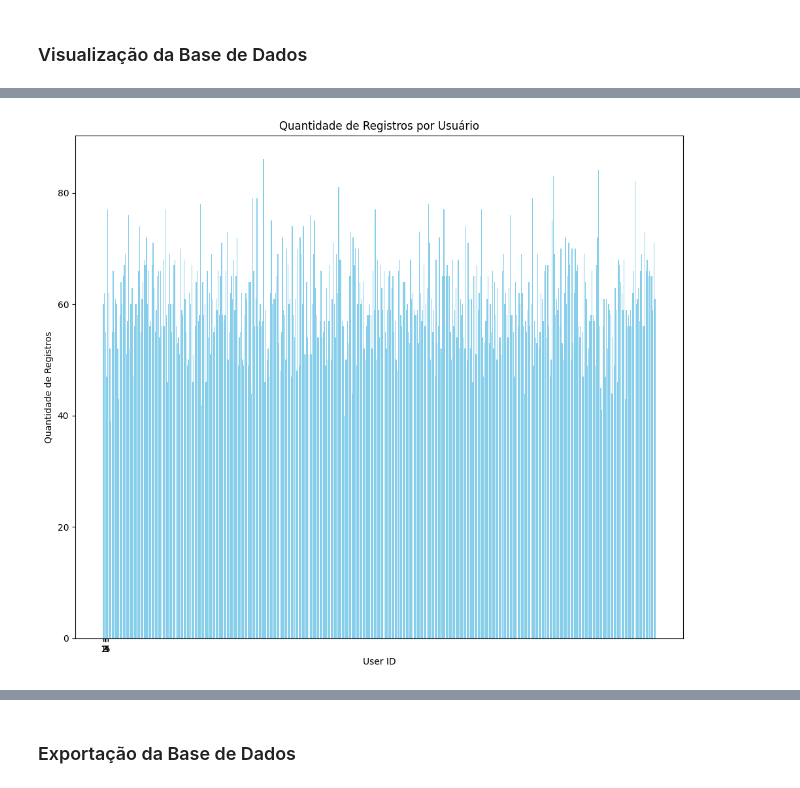
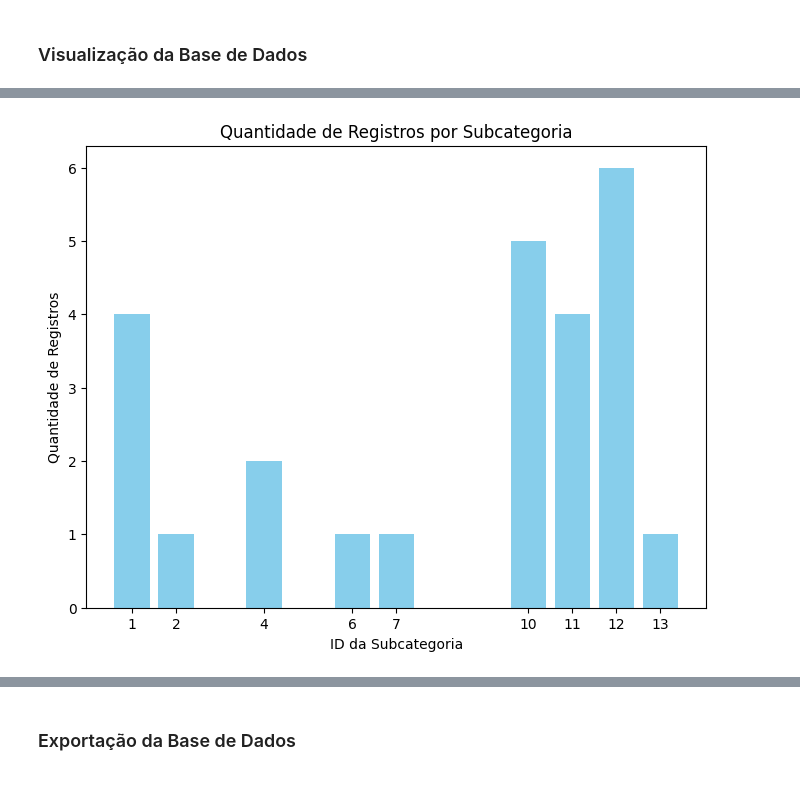
Before and after one commit to GabrielFePL/Sugestao-de-Noticia-LSTM, a Jupyter notebook: Estudo02.ipynb, the cells around one changed output, grey strips where cells are left out. Saved outputs shown, nothing was run; the diff lists cells and outputs as text; code cells hidden in the pictures.

```diff
--- a/Estudo02.ipynb
+++ b/Estudo02.ipynb
@@ -15,27 +15,3 @@ import matplotlib.pyplot as plt
 import seaborn as sns
 # %% [markdown]
 ### Função de Geração da Base de Dados e Registros
-# %%
-def generate_simulated_data(num_users, num_access, num_subcategories, start_date):
-  data = []
-  for i in range(num_access):
-    # Definição dos IDs do Registro
-    user_id = random.randint(1, num_users)
-    subcategory_id = random.randint(1, num_subcategories)
-
-    # Definição da Hora do Registro
-    timestamp = start_date + timedelta(minutes = random.randint(0, 1440))
-    day_of_week = timestamp.weekday()
-    hour_of_day = timestamp.hour
-
-    # Adição do Registro Criado
-    data.append([user_id, timestamp, subcategory_id, day_of_week, hour_of_day])
-
-    # Atualização da Data Inicial para Próxima Iteração
-    start_date = timestamp
-
-  # Criação da Base de Dados
-  columns = ['User_ID', 'Access_Timestamp', 'Subcategory_ID', 'Day_of_Week', 'Hour_of_Day']
-  df = pd.DataFrame(data, columns = columns)
-
-  return df
@@ -43,9 +71,9 @@ def generate_simulated_data(num_users, num_access, num_subcategories, start_date
 ### Geração da Base de Dados
 # %%
 # Definição da Simulação
-num_users = 500
-num_accesses = 30000
-num_subcategories = 5
+num_users = 2000
+num_accesses = 50000
+num_subcategories = 15
 start_date = datetime(2023, 7, 24)
 
 # Chamada da Função de Geração
@@ -94,0 +125,3 @@ plt.show()
+# %%
+random_user1 = random.randint(1, num_users)
+simulated_data[simulated_data['User_ID'] == random_user1]
@@ -95,12 +146,12 @@ plt.show()
 # %%
-user_id_counts = simulated_data['User_ID'].value_counts()
+subcategory_counts = simulated_data[simulated_data['User_ID'] == random_user1]['Subcategory_ID'].value_counts()
 
-plt.figure(figsize = (12, 10))
-plt.bar(user_id_counts.index, user_id_counts.values, color = 'skyblue')
-plt.xlabel('User ID')
+plt.figure(figsize = (8, 6))
+plt.bar(subcategory_counts.index, subcategory_counts.values, color = 'skyblue')
+plt.xlabel('ID da Subcategoria')
 plt.ylabel('Quantidade de Registros')
-plt.title('Quantidade de Registros por Usuário')
+plt.title('Quantidade de Registros por Subcategoria')
 plt.xticks(subcategory_counts.index)
 plt.show()
 # %% [output]
-[figure, old version]
+[figure, new version]
```
Also changed, not shown: parts of 18 cells of this notebook.
